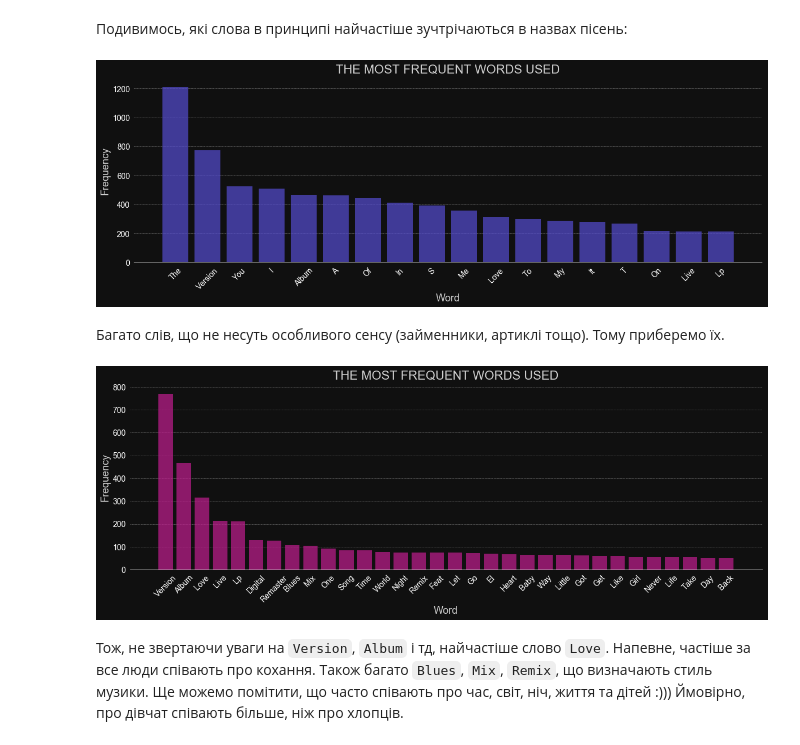
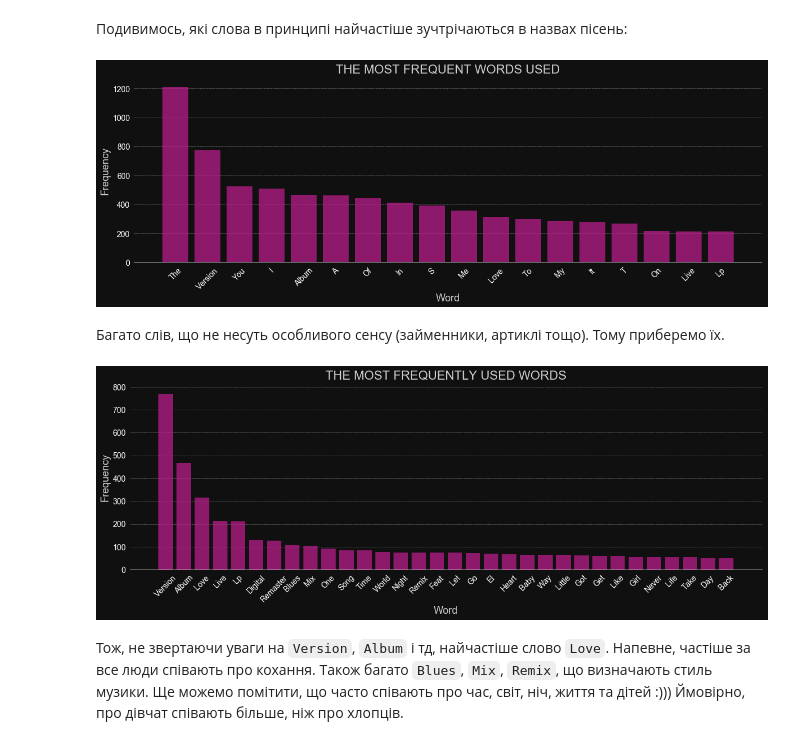
Before and after one commit to ylochman/dataviz, a Jupyter notebook: Assignment-3/hw3.ipynb, the cells around one changed output. Cells and saved outputs as stored; diff of their text form; code cells hidden in the pictures.

```diff
--- a/Assignment-3/hw3.ipynb
+++ b/Assignment-3/hw3.ipynb
@@ -36,6 +48,7 @@ if _preprocess:
     for column in ['artist_name', 'title', 'release_name']:
         df.loc[df[column].isna(), column] = ''
     df['decade'] = 10 * (df.year // 10)
+    df['duration_min'] = df.duration / 60
     df.artist_mbtags = df.artist_mbtags.apply(lambda t: shorten_tag(t))\
                     .apply(lambda t: t if t not in tags_inverse_mapping
                            else tags_inverse_mapping[t])
@@ -46,6 +59,8 @@ if _preprocess:
     df['release_name_tokenized_length'] = df.release_name_tokenized.apply(len)
 
     # Cleaning
+    df = df.drop(index=df[df.time_signature_confidence > 1].index)
+    df = df.drop(index=df[df.key > 12].index)
     columns_to_check = ['title', 'year']
     for ind, g in tqdm(enumerate(df.groupby('artist_name'))):
         temp_df = g[1][columns_to_check]
@@ -64,6 +79,19 @@ else:
     df = pd.read_csv('music_clean.csv', index_col='song.id')
 
 print('Dataset length after cleaning:', len(df))
+
+# Columns to be analyzed
+col = {}
+col['artist'] = ['artist_hotttnesss', 'artist_id', 'artist_name', 'familiarity',
+                 'artist_mbtags', 'similar']
+col['song'] = ['title', 'year', 'release_name']
+col['tech1'] = ['duration_min', 'tempo']
+col['tech2'] = ['tatums_start', 'bars_start', 'beats_start', 'time_signature']
+col['tech2_conf'] = ['tatums_confidence', 'beats_confidence', 'bars_confidence', 'time_signature_confidence']
+col['tech3'] = ['mode', 'key']
+col['tech3_conf'] = ['mode_confidence', 'key_confidence']
+col['location'] = ['location', 'latitude', 'longitude']
+
 print()
 print('An example of the song:')
 df.head(1).T
@@ -221,16 +221,6 @@ def get_df_artist():
 df_artist = get_df_artist()
 # %% [output]
 [interactive output not drawn]
-# %%
-plt.style.use('dark_background')
-mpl.rcParams['figure.facecolor'] = bg_color
-mpl.rcParams['grid.color'] = 'w'
-mpl.rcParams['grid.linestyle'] = '--'
-mpl.rcParams['grid.alpha'] = 0.5
-mpl.rcParams['grid.linewidth'] = 0.5
-plt.rcParams['font.size'] = 14
-plt.rcParams['text.color'] = 'w'
-plt.rcParams['text.alpha'] = 0.8
 # %%
 def create_genres_vis(min_freq=5, figsize=(15, 20)):
     xs, ys, sizes = [], [], []
@@ -399,13 +428,18 @@ plt.show()
 # %%
+df['title_tokenized'] = df.title.apply(lambda s: clean_tokens(tokenize_flatten(s)))
+df['title_tokenized_length'] = df.title_tokenized.apply(len)
+df['release_name_tokenized'] = df.release_name.apply(lambda s: clean_tokens(tokenize_flatten(s)))
+df['release_name_tokenized_length'] = df.release_name_tokenized.apply(len)
+
 title_words = list(itertools.chain(*[set(s) for s in df['title_tokenized'].values]))
 title_words = Series(list(map(lambda s: s.capitalize(), title_words)))
 create_freq_vis(None, None, title_words, 200,
                 'The most frequent words used', 'Word', 'Frequency')
 plt.xticks(rotation=45)
 plt.savefig('vis_freq_song_title_words.png', facecolor=bg_color)
 plt.show()
 # %% [output]
-[figure, old version]
+[figure, new version]
 # %% [markdown]
 Багато слів, що не несуть особливого сенсу (займенники, артиклі тощо). Тому приберемо їх.
 # %%
@@ -425,12 +459,12 @@ else:
         pickle.dump(title_words_without_stopwords, f)
 
 create_freq_vis(None, None, title_words_without_stopwords, 50,
-                'The most frequent words used', 'Word', 'Frequency')
+                'The most frequently used words', 'Word', 'Frequency')
 plt.xticks(rotation=45)
 plt.savefig('vis_freq_song_title_words.png', facecolor=bg_color)
 plt.show()
 # %% [output]
-[figure, old version]
+[figure, new version]
 # %% [markdown]
 Тож, не звертаючи уваги на `Version`, `Album` і тд, найчастіше слово `Love`. Напевне, частіше за все люди співають про кохання. Також багато `Blues`, `Mix`, `Remix`, що визначають стиль музики. Ще можемо помітити, що часто співають про час, світ, ніч, життя та дітей :))) Ймовірно, про дівчат співають більше, ніж про хлопців.
 # %% [markdown]
```
Also changed, not shown: parts of 44 cells of this notebook, 11 other files.
